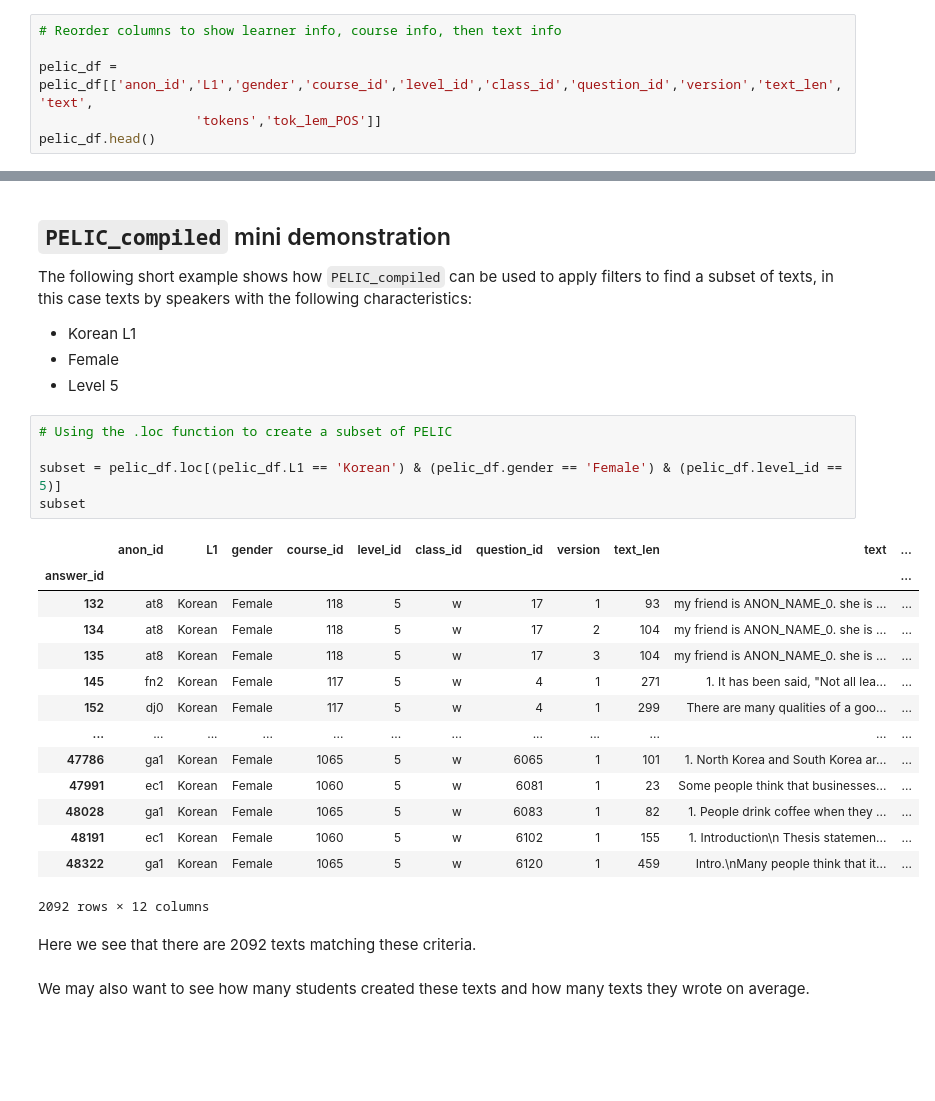
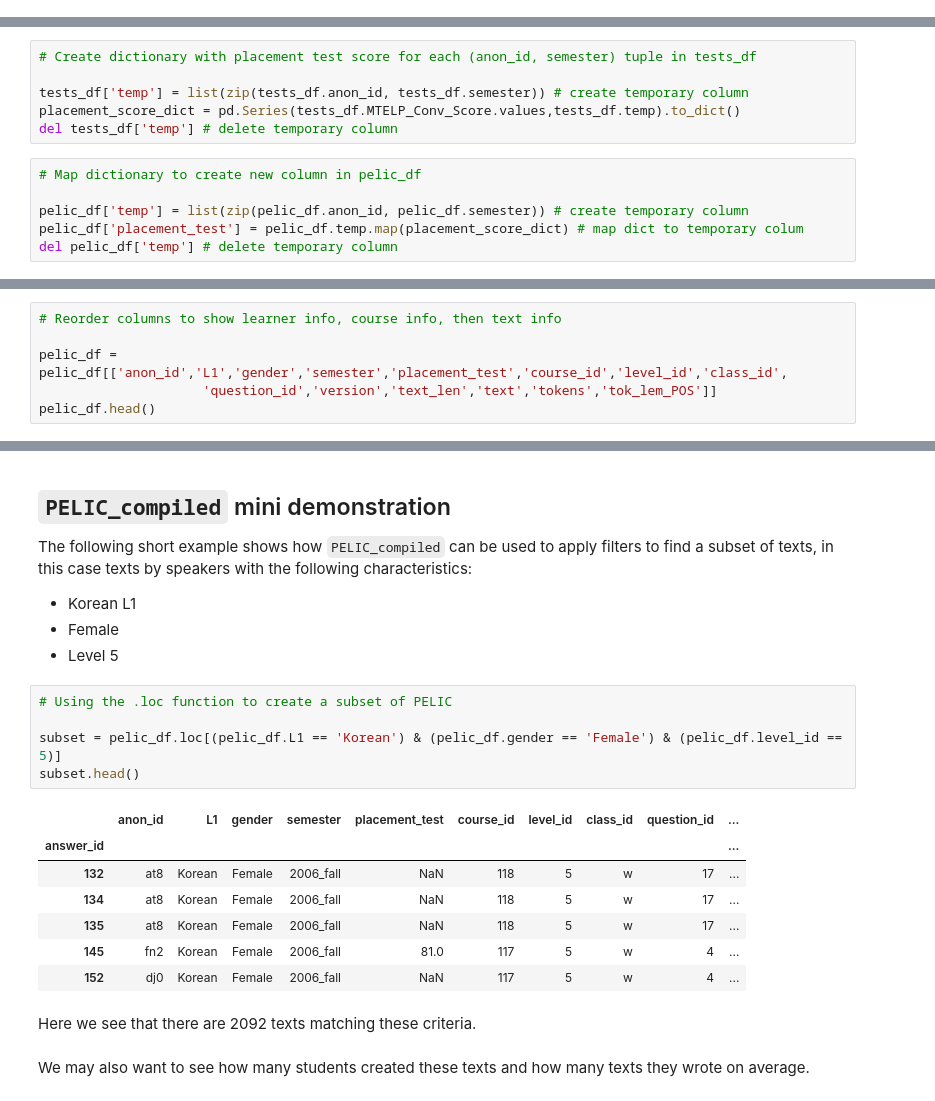
Before and after one commit to ELI-Data-Mining-Group/PELIC-dataset, a Jupyter notebook: tutorials/build_PELIC_compiled.ipynb, the cells around one changed output, grey strips where cells are left out. Drawn from its saved outputs; the diff is of its cells as text; blank space fills up the shorter version.

Commit message:
updated test_scores.csv format and added test scores to pelic_compiled.csv and tutorial

```diff
--- a/tutorials/build_PELIC_compiled.ipynb
+++ b/tutorials/build_PELIC_compiled.ipynb
@@ -245,6 +274,0 @@ pelic_df.head(5)
-# %%
-# Reorder columns to show learner info, course info, then text info
-
-pelic_df = pelic_df[['anon_id','L1','gender','course_id','level_id','class_id','question_id','version','text_len','text',
-                    'tokens','tok_lem_POS']]
-pelic_df.head()
@@ -259,3 +285,21 @@ pelic_df.head()
+# %%
+# Create dictionary with placement test score for each (anon_id, semester) tuple in tests_df
+
+tests_df['temp'] = list(zip(tests_df.anon_id, tests_df.semester)) # create temporary column
+placement_score_dict = pd.Series(tests_df.MTELP_Conv_Score.values,tests_df.temp).to_dict()
+del tests_df['temp'] # delete temporary column
+# %%
+# Map dictionary to create new column in pelic_df
+
+pelic_df['temp'] = list(zip(pelic_df.anon_id, pelic_df.semester)) # create temporary column
+pelic_df['placement_test'] = pelic_df.temp.map(placement_score_dict) # map dict to temporary colum
+del pelic_df['temp'] # delete temporary column
 # %% [markdown]
 ## Writing out `PELIC_compiled`
 Saved as a csv file with optional code for creating a pickle file.
+# %%
+# Reorder columns to show learner info, course info, then text info
+
+pelic_df = pelic_df[['anon_id','L1','gender','semester','placement_test','course_id','level_id','class_id',
+                     'question_id','version','text_len','text','tokens','tok_lem_POS']]
+pelic_df.head()
@@ -276,23 +328,16 @@ The following short example shows how `PELIC_compiled` can be used to apply filt
 # %%
 # Using the .loc function to create a subset of PELIC
 
 subset = pelic_df.loc[(pelic_df.L1 == 'Korean') & (pelic_df.gender == 'Female') & (pelic_df.level_id == 5)]
-subset
+subset.head()
 # %% [output]
-|  | anon_id | L1 | gender | course_id | level_id | class_id | question_id | version | text_len | text | ... |
-| answer_id |  |  |  |  |  |  |  |  |  |  | ... |
-| 132 | at8 | Korean | Female | 118 | 5 | w | 17 | 1 | 93 | my friend is ANON_NAME_0. she is ... | ... |
-| 134 | at8 | Korean | Female | 118 | 5 | w | 17 | 2 | 104 | my friend is ANON_NAME_0. she is ... | ... |
-| 135 | at8 | Korean | Female | 118 | 5 | w | 17 | 3 | 104 | my friend is ANON_NAME_0. she is ... | ... |
-| 145 | fn2 | Korean | Female | 117 | 5 | w | 4 | 1 | 271 | 1. It has been said, "Not all lea... | ... |
-| 152 | dj0 | Korean | Female | 117 | 5 | w | 4 | 1 | 299 | There are many qualities of a goo... | ... |
-| ... | ... | ... | ... | ... | ... | ... | ... | ... | ... | ... | ... |
-| 47786 | ga1 | Korean | Female | 1065 | 5 | w | 6065 | 1 | 101 | 1. North Korea and South Korea ar... | ... |
-| 47991 | ec1 | Korean | Female | 1060 | 5 | w | 6081 | 1 | 23 | Some people think that businesses... | ... |
-| 48028 | ga1 | Korean | Female | 1065 | 5 | w | 6083 | 1 | 82 | 1. People drink coffee when they ... | ... |
-| 48191 | ec1 | Korean | Female | 1060 | 5 | w | 6102 | 1 | 155 | 1. Introduction\n Thesis statemen... | ... |
-| 48322 | ga1 | Korean | Female | 1065 | 5 | w | 6120 | 1 | 459 | Intro.\nMany people think that it... | ... |
+|  | anon_id | L1 | gender | semester | placement_test | course_id | level_id | class_id | question_id | ... |
+| answer_id |  |  |  |  |  |  |  |  |  | ... |
+| 132 | at8 | Korean | Female | 2006_fall | NaN | 118 | 5 | w | 17 | ... |
+| 134 | at8 | Korean | Female | 2006_fall | NaN | 118 | 5 | w | 17 | ... |
+| 135 | at8 | Korean | Female | 2006_fall | NaN | 118 | 5 | w | 17 | ... |
+| 145 | fn2 | Korean | Female | 2006_fall | 81.0 | 117 | 5 | w | 4 | ... |
+| 152 | dj0 | Korean | Female | 2006_fall | NaN | 117 | 5 | w | 4 | ... |
-2092 rows × 12 columns
 # %% [markdown]
 Here we see that there are 2092 texts matching these criteria.
 <br>
```
Also changed, not shown: parts of 13 cells of this notebook, 5 other files.
